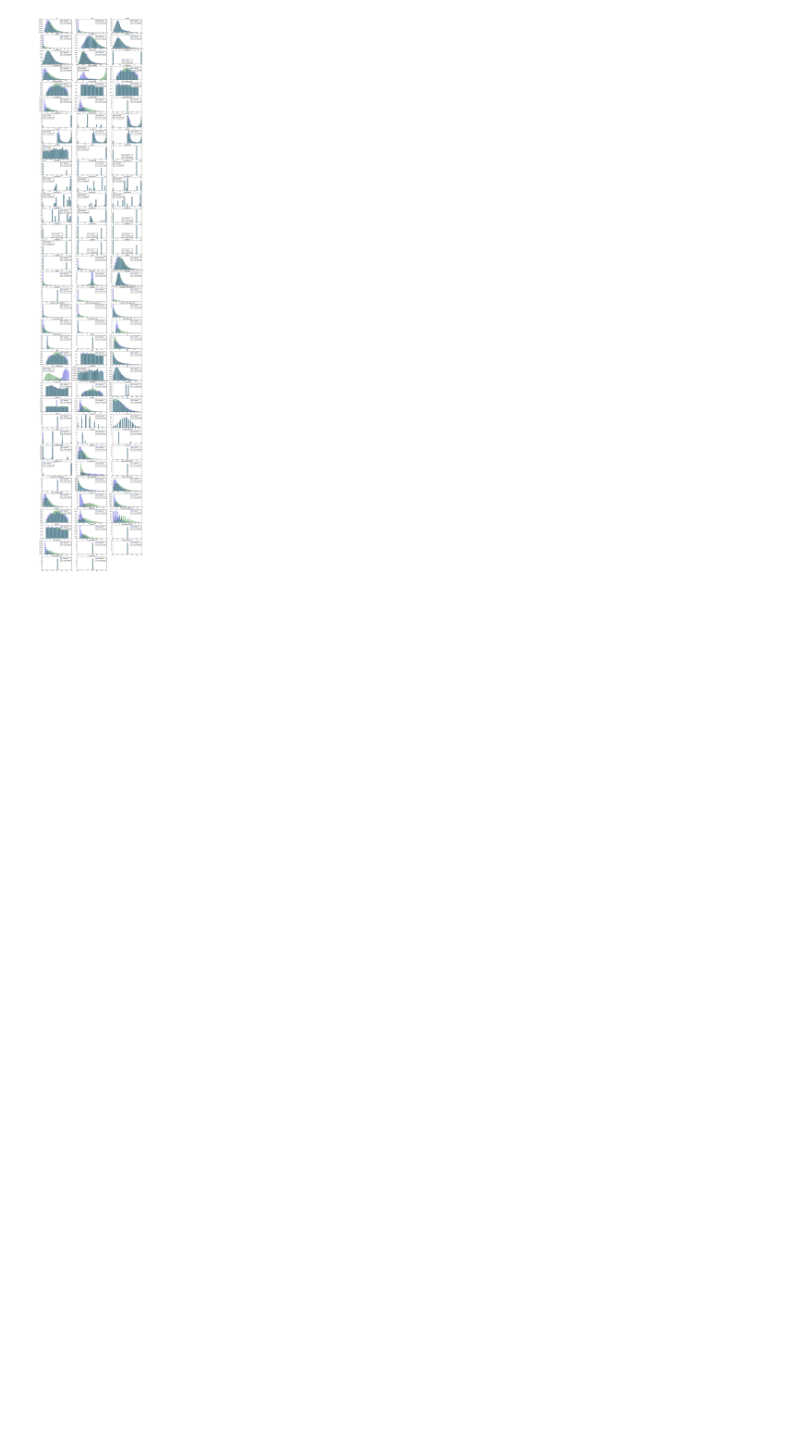
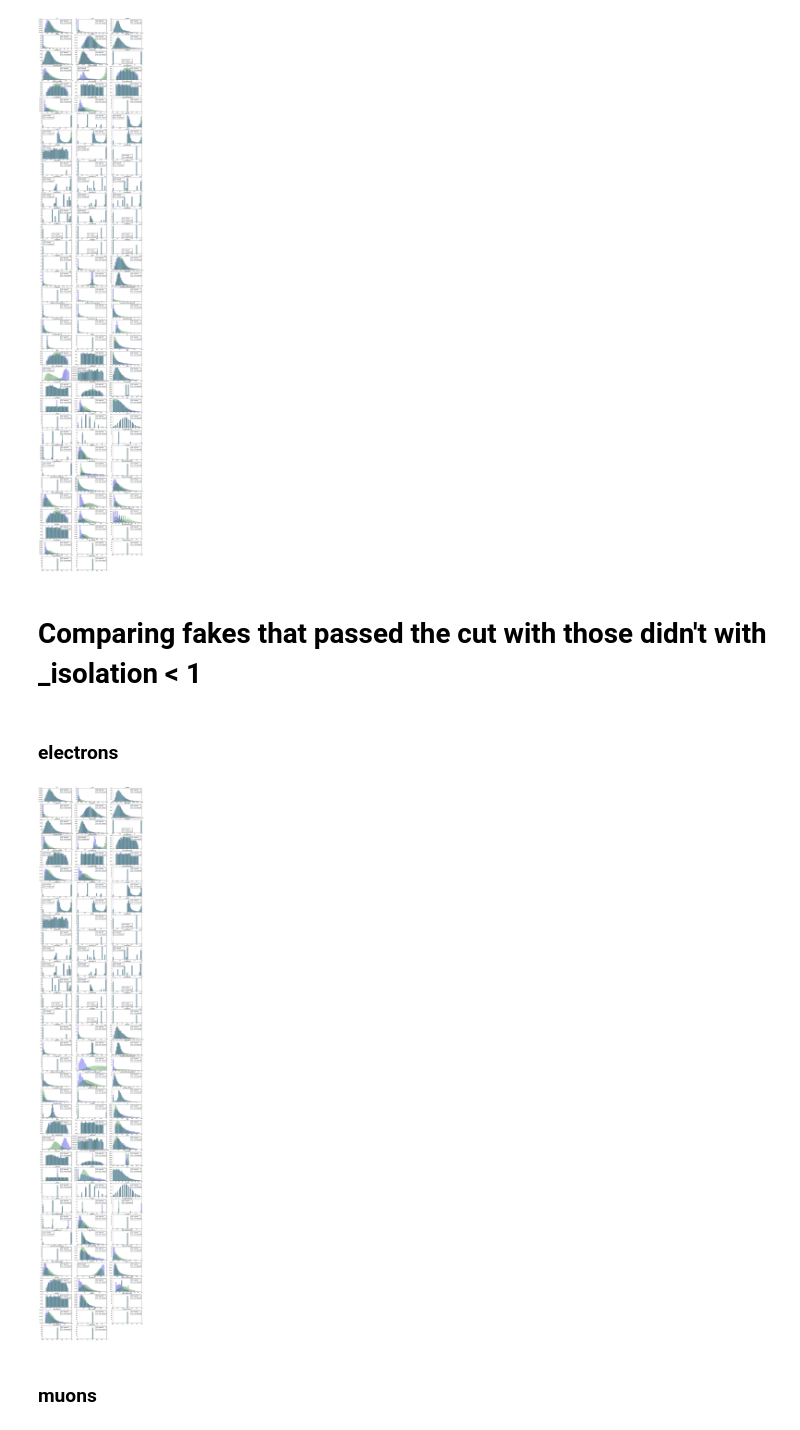
Before and after one commit to arogozhnikov/FakeLeptons, a Jupyter notebook: notebooks/SimpleTraining.ipynb, the cells around one changed output. Saved outputs shown, nothing was run; the diff lists cells and outputs as text; code cells hidden in the pictures; blank space fills up the shorter version.

Commit message:
difference passed/not passed for fakes + for isolation < 1

```diff
--- a/notebooks/SimpleTraining.ipynb
+++ b/notebooks/SimpleTraining.ipynb
@@ -533,11 +533,11 @@ def plot_for_passed(dataset, ispassed):
         print_header(flavour_name)
         flavour_mask = numpy.array(dataset['_flavors'] == flavour)
         figure(figsize=[18, 100])
-        for i, column in enumerate(sorted(fake_test_data.columns), 1):
+        for i, column in enumerate(sorted(dataset.columns), 1):
             subplot((len(columns) + 2) // 3, 3, i)
-            limits = numpy.percentile(fake_test_data[column], [1, 99])
-            hist(fake_test_data.ix[flavour_mask &  ispassed, column].values, bins=30, normed=True, range=limits, alpha=0.3, label='passed')
-            hist(fake_test_data.ix[flavour_mask & ~ispassed, column].values, bins=30, normed=True, range=limits, alpha=0.3, label='not passed')
+            limits = numpy.percentile(dataset[column], [1, 99])
+            hist(dataset.ix[flavour_mask &  ispassed, column].values, bins=30, normed=True, range=limits, alpha=0.3, label='passed')
+            hist(dataset.ix[flavour_mask & ~ispassed, column].values, bins=30, normed=True, range=limits, alpha=0.3, label='not passed')
             legend(loc='best')
             title(column)
         show()
@@ -548,3 +548,12 @@ electrons
 [figure]
 muons
 [figure]
+# %% [markdown]
+# Comparing fakes that passed the cut with those didn't with _isolation < 1
+# %%
+mask = numpy.array(fake_test_data._isolation < 1)
+plot_for_passed(fake_test_data[mask], fake_passed[mask])
+# %% [output]
+electrons
+[figure, added]
+muons
```
Also changed, not shown: parts of 1 cell of this notebook.
